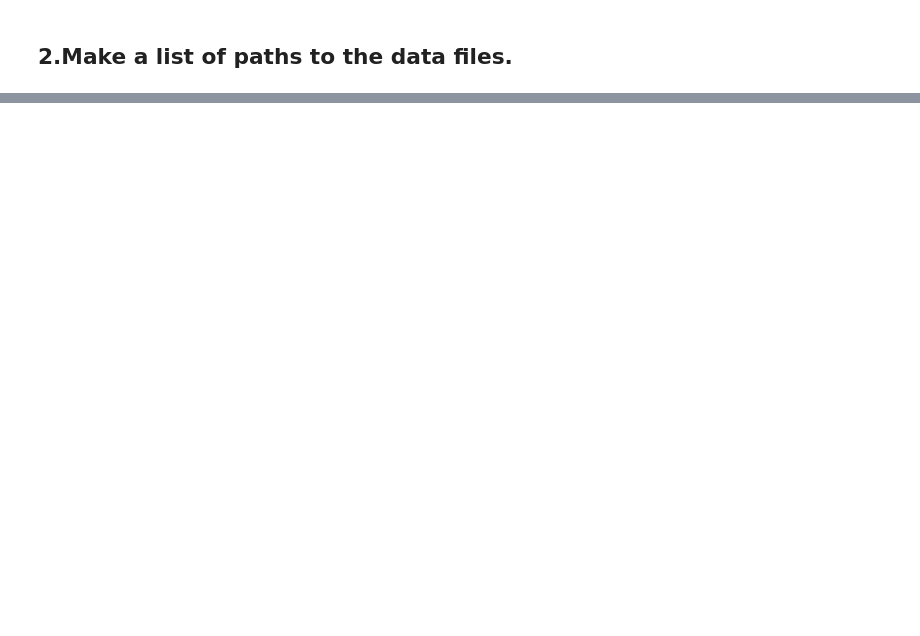
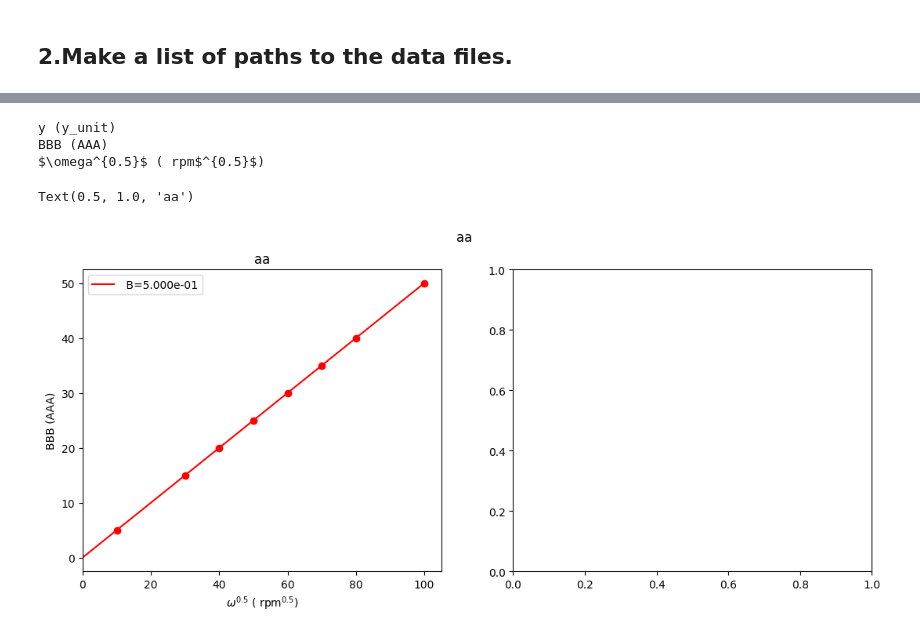
Before and after one commit to NordicEC/EC4py, a Jupyter notebook: dev/Levich/Levich_1.ipynb, the cells around one changed output, grey strips where cells are left out. Cells and saved outputs as stored; diff of their text form; code cells hidden in the pictures; blank space fills up the shorter version.

```diff
--- a/dev/Levich/Levich_1.ipynb
+++ b/dev/Levich/Levich_1.ipynb
@@ -102,0 +44,12 @@ NameError: name 'p' is not defined
+# %%
+p,p2 = make_plot_2x("aa")
+Levich(rot, y_data, "AAA", "BBB", "ro",plot=p)
+print(str(p.get_ylabel()))
+print(str(p.get_xlabel()))
+p.set_title("aa")
+# %% [output]
+y (y_unit)
+BBB (AAA)
+$\omega^{0.5}$ ( rpm$^{0.5}$)
+Text(0.5, 1.0, 'aa')
+[figure, added]
```
Also changed, not shown: parts of 13 cells of this notebook, 22 other files.
